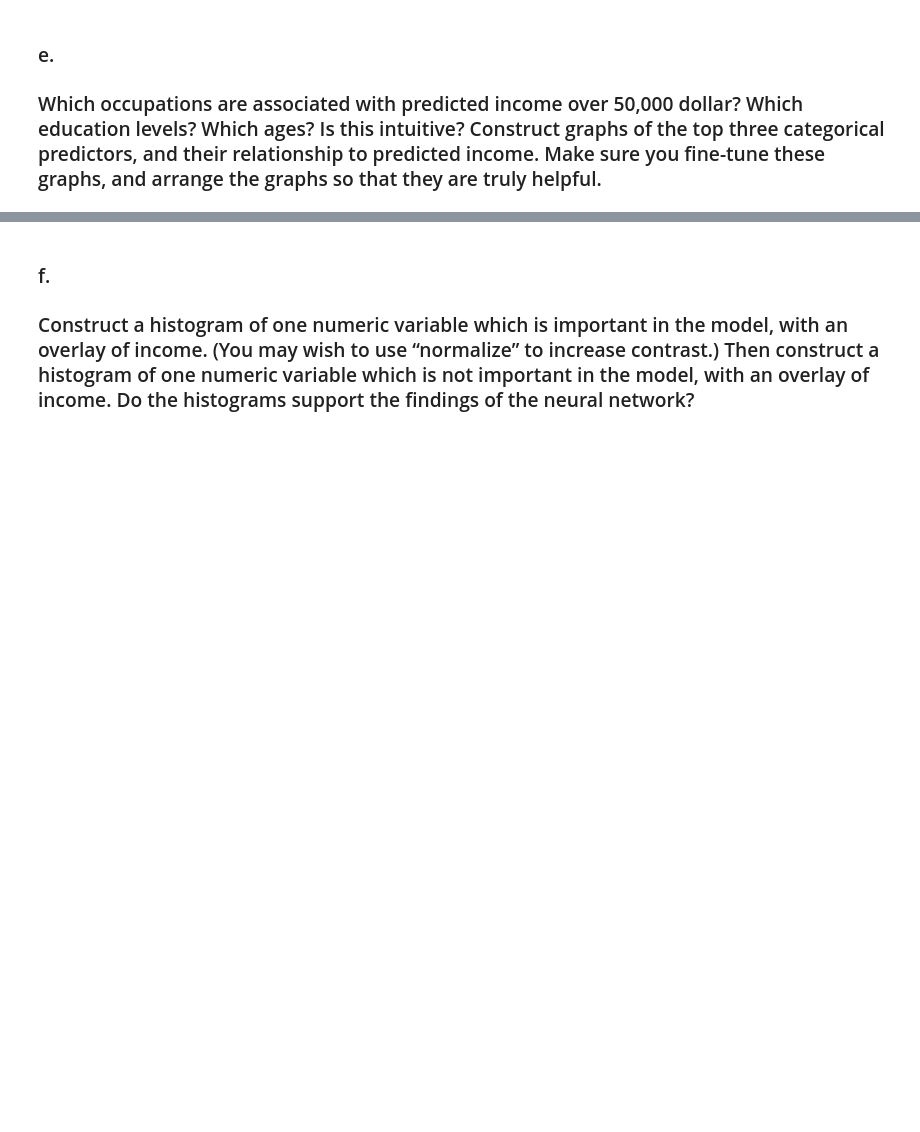
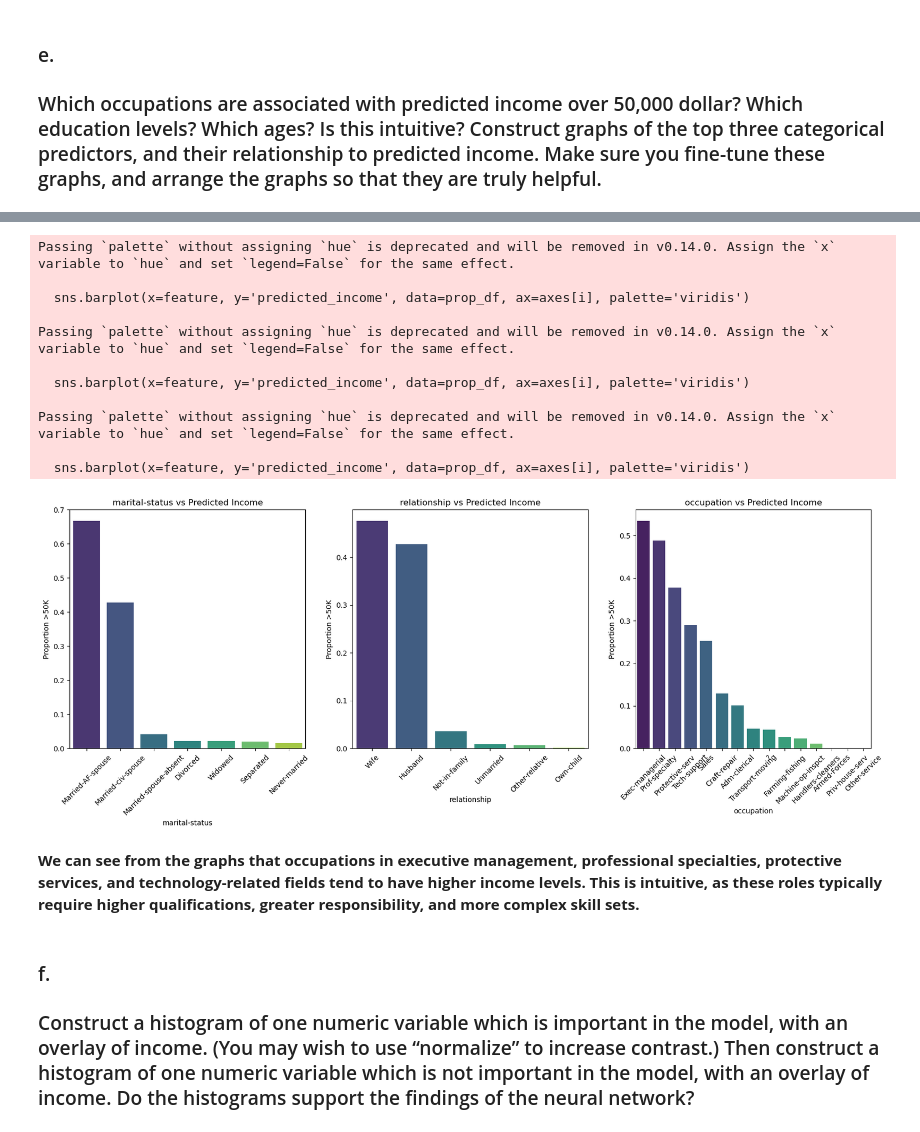
Before and after one commit to jasonllai/ML_Case_Review, a Jupyter notebook: USCensus_NN_Code.ipynb, the cells around one changed output, grey strips where cells are left out. Drawn from its saved outputs; the diff is of its cells as text; code cells hidden in the pictures; blank space fills up the shorter version.

```diff
--- a/USCensus_NN_Code.ipynb
+++ b/USCensus_NN_Code.ipynb
@@ -617,3 +695,36 @@ print(confusion_matrix(y_val, rounded))
+# %%
+top_categorical = ['marital-status', 'relationship', 'occupation']
+fig, axes = plt.subplots(1, 3, figsize=(20,6))
+X_val_pred = X_val
+X_val_pred["predicted_income"] = rounded
+
+for i, feature in enumerate(top_categorical):
+
+    prop_df = (X_val_pred.groupby(feature)['predicted_income'].mean().sort_values(ascending=False).reset_index())
+
+    sns.barplot(x=feature, y='predicted_income', data=prop_df, ax=axes[i], palette='viridis')
+
+    axes[i].set_ylabel('Proportion >50K')
+    axes[i].set_xlabel(feature)
+    axes[i].set_title(f'{feature} vs Predicted Income')
+    axes[i].tick_params(axis='x', rotation=45)
+
+plt.show()
+# %% [output]
+Passing `palette` without assigning `hue` is deprecated and will be removed in v0.14.0. Assign the `x` variable to `hue` and set `legend=False` for the same effect.
+
+  sns.barplot(x=feature, y='predicted_income', data=prop_df, ax=axes[i], palette='viridis')
+
+Passing `palette` without assigning `hue` is deprecated and will be removed in v0.14.0. Assign the `x` variable to `hue` and set `legend=False` for the same effect.
+
+  sns.barplot(x=feature, y='predicted_income', data=prop_df, ax=axes[i], palette='viridis')
+
+Passing `palette` without assigning `hue` is deprecated and will be removed in v0.14.0. Assign the `x` variable to `hue` and set `legend=False` for the same effect.
+
+  sns.barplot(x=feature, y='predicted_income', data=prop_df, ax=axes[i], palette='viridis')
+[figure, added]
+# %% [markdown]
+**We can see from the graphs that occupations in executive management, professional specialties, protective services, and technology-related fields tend to have higher income levels. This is intuitive, as these roles typically require higher qualifications, greater responsibility, and more complex skill sets.**
 # %% [markdown]
 ### f.
 
```
Also changed, not shown: parts of 29 cells of this notebook, 1 other file.
